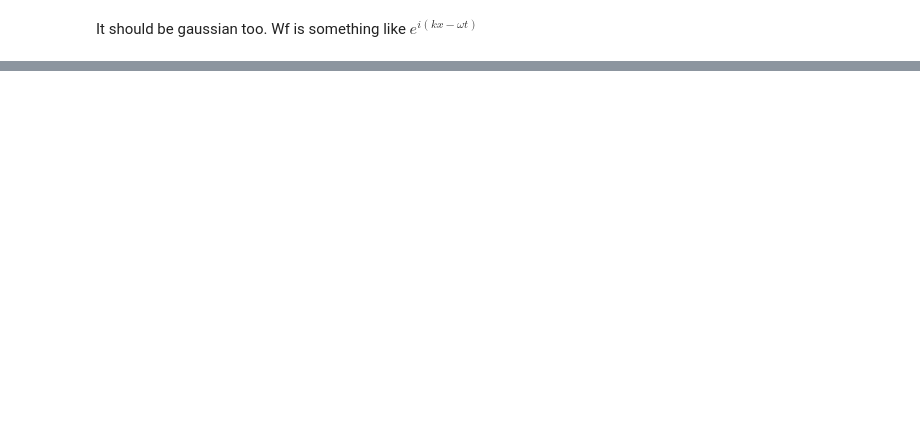
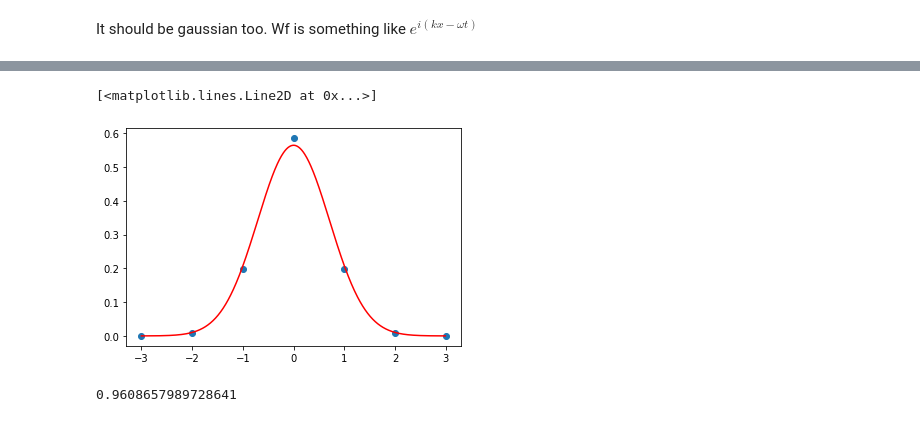
Before and after one commit to theheavygluon/FeynmanPathIntegral, a Jupyter notebook: Milestone 1.ipynb, the cells around one changed output, grey strips where cells are left out. Drawn from its saved outputs; the diff is of its cells as text; code cells hidden in the pictures; blank space fills up the shorter version.

```diff
--- a/Milestone 1.ipynb
+++ b/Milestone 1.ipynb
@@ -276,0 +398,19 @@ It should be gaussian too. Wf is something like $e^{i(kx - \omega t)}$
+# %%
+len(generate_paths(1))
+
+def action_path(path, V):
+    return sum([S(V,path[i],path[i+1],path[i+1]) for i in range(len(path)-1)])
+
+def harmOsc(x):
+    return 0.5*x**2
+# %%
+prob = lambda x: sum([np.exp(-action_path(i,harmOsc)) for i in generate_paths(x)])
+# %%
+boi = np.array([prob(i) for i in range(-3,4)])
+boi = boi/sum(boi)
+# %%
+plt.scatter(range(-3,4),boi)
+plt.plot(x,psi0,color='red',label=r'$|\psi(x)|^2 = \sqrt{\frac{1}{\pi}}e^{-x^2}$')
+# %% [output]
+[<matplotlib.lines.Line2D at 0x...>]
+[figure, added]
@@ -276,0 +420,4 @@ It should be gaussian too. Wf is something like $e^{i(kx - \omega t)}$
+# %%
+one_fey/one_schrod
+# %% [output]
+0.9608657989728641
```
Also changed, not shown: parts of 17 cells of this notebook.
